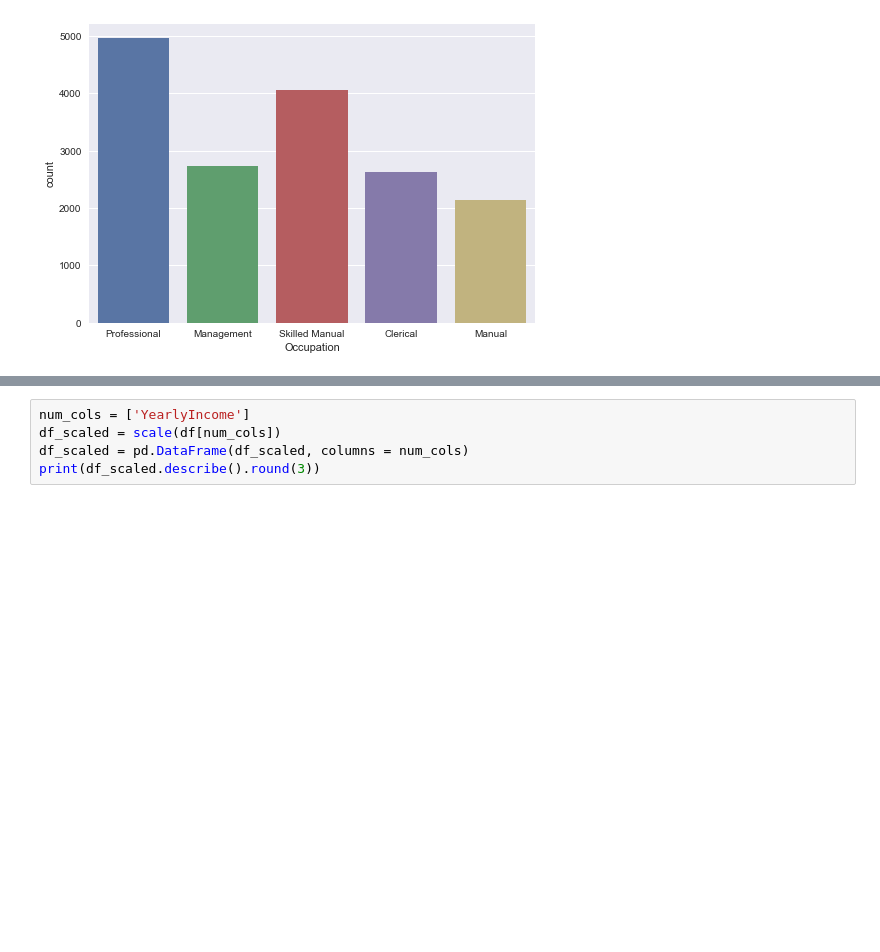
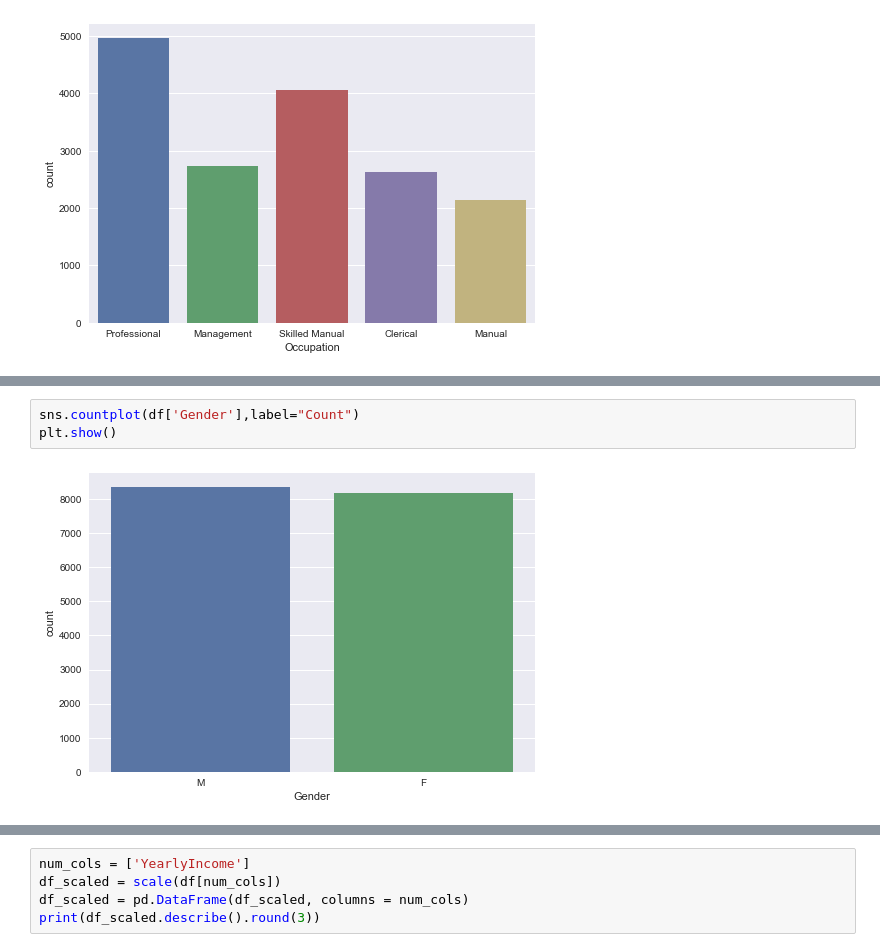
Before and after one commit to amartyamukherjee/BikeBuyerPredictor, a Jupyter notebook: AdvBikeBuyerPredictor.ipynb, the cells around one changed output, grey strips where cells are left out. Saved outputs shown, nothing was run; the diff lists cells and outputs as text; blank space fills up the shorter version.

```diff
--- a/AdvBikeBuyerPredictor.ipynb
+++ b/AdvBikeBuyerPredictor.ipynb
@@ -61,0 +67,5 @@ plt.show()
+# %%
+sns.countplot(df['Gender'],label="Count")
+plt.show()
+# %% [output]
+[figure, added]
```
Also changed, not shown: parts of 23 cells of this notebook.
